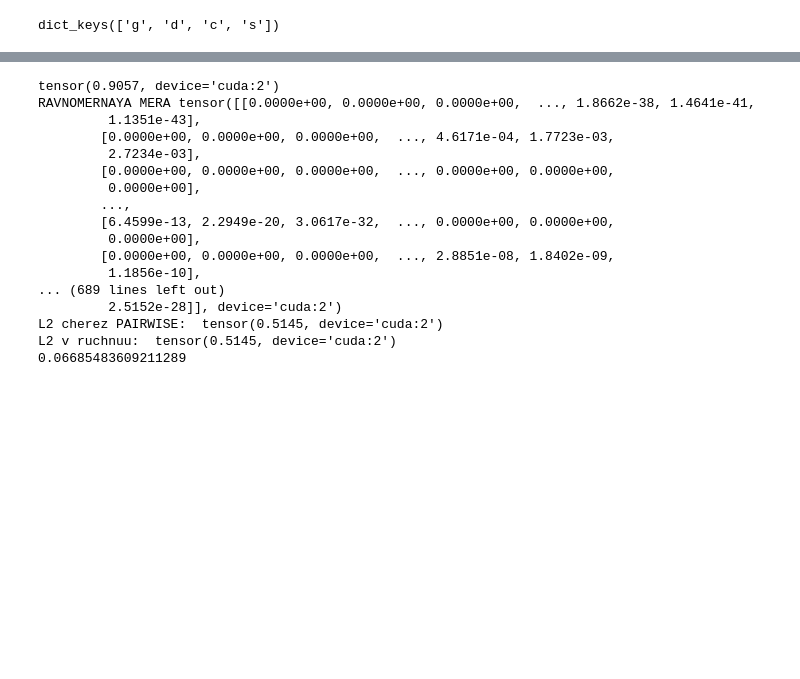
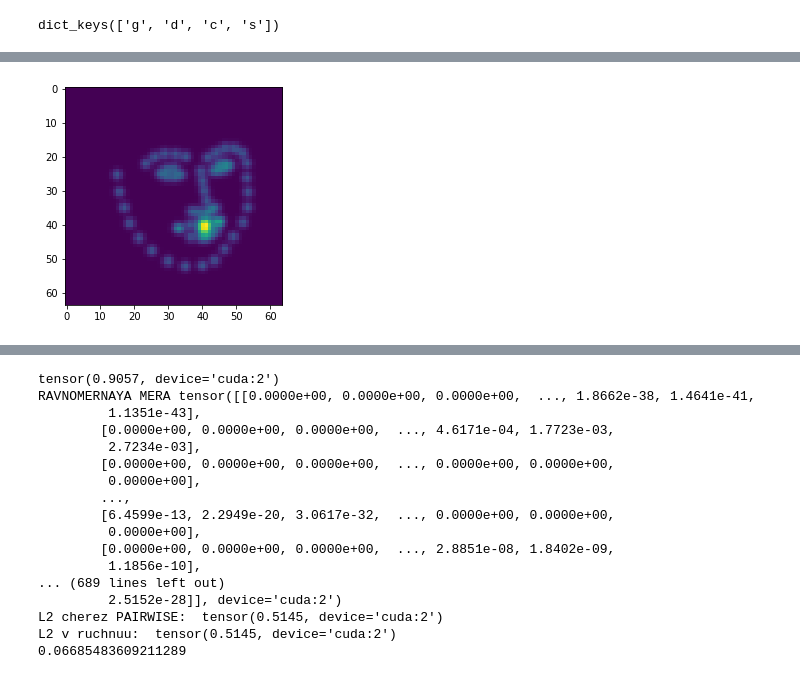
Before and after one commit to YaroslavBespalov/unsupervised_segmentation, a Jupyter notebook: examples/otrisovka.ipynb, the cells around one changed output, grey strips where cells are left out. Saved outputs shown, nothing was run; the diff lists cells and outputs as text; code cells hidden in the pictures; blank space fills up the shorter version.

```diff
--- a/examples/otrisovka.ipynb
+++ b/examples/otrisovka.ipynb
@@ -86,3 +100,6 @@ W300DatasetLoader.test_batch_size = 16
+# %%
+LazyLoader.w300_save = None
+W300DatasetLoader.test_batch_size = 1
 # %%
 def test(encoder):
     sum_loss = 0
@@ -103,6 +123,7 @@ def test(encoder):
 w300_test = next(iter(LazyLoader.w300().test_loader))
 w300_test_image = w300_test['data'].to(device)[:8]
 w300_test_mask = ProbabilityMeasureFabric(256).from_coord_tensor(w300_test["meta"]["keypts_normalized"][:8].to(device))
+sparse_hm = heatmaper.forward(w300_test_mask.coord * 63).detach()
 # %% [output]
 300 W initialize
 train size: 3148, test size: 689
@@ -121,0 +220,5 @@ dict_keys(['g', 'd', 'c', 's'])
+# %%
+plt.imshow(sparse_hm[0].sum(0).detach().cpu().numpy())
+plt.show()
+# %% [output]
+[figure, added]
```
Also changed, not shown: parts of 22 cells of this notebook, 3 other files.
